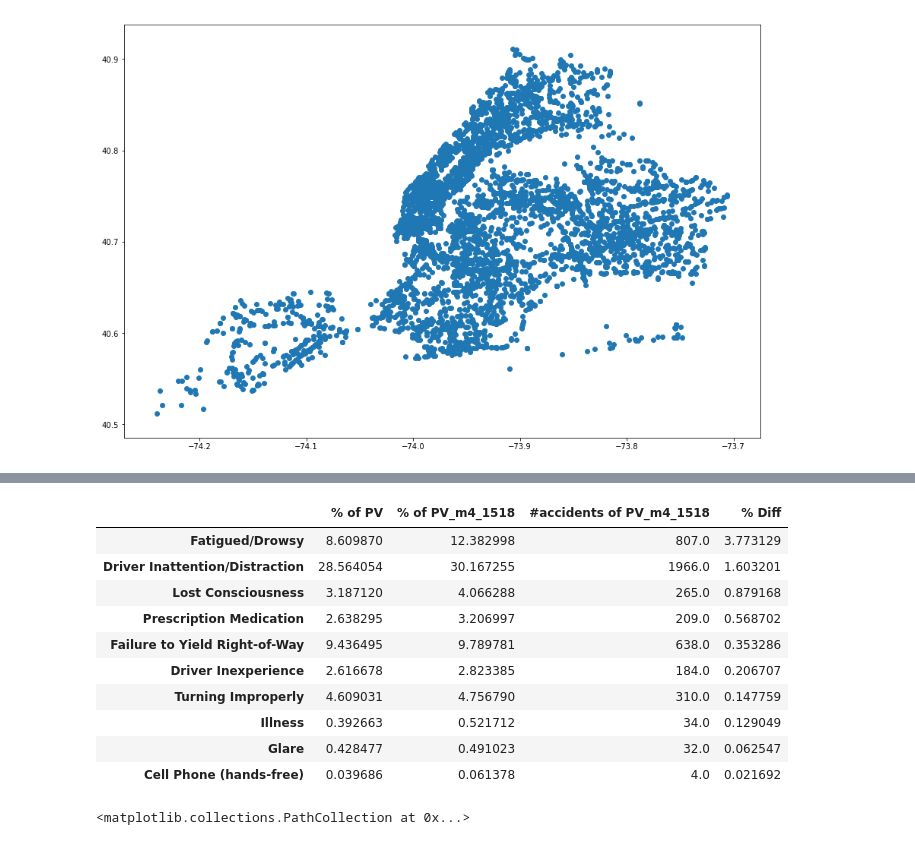
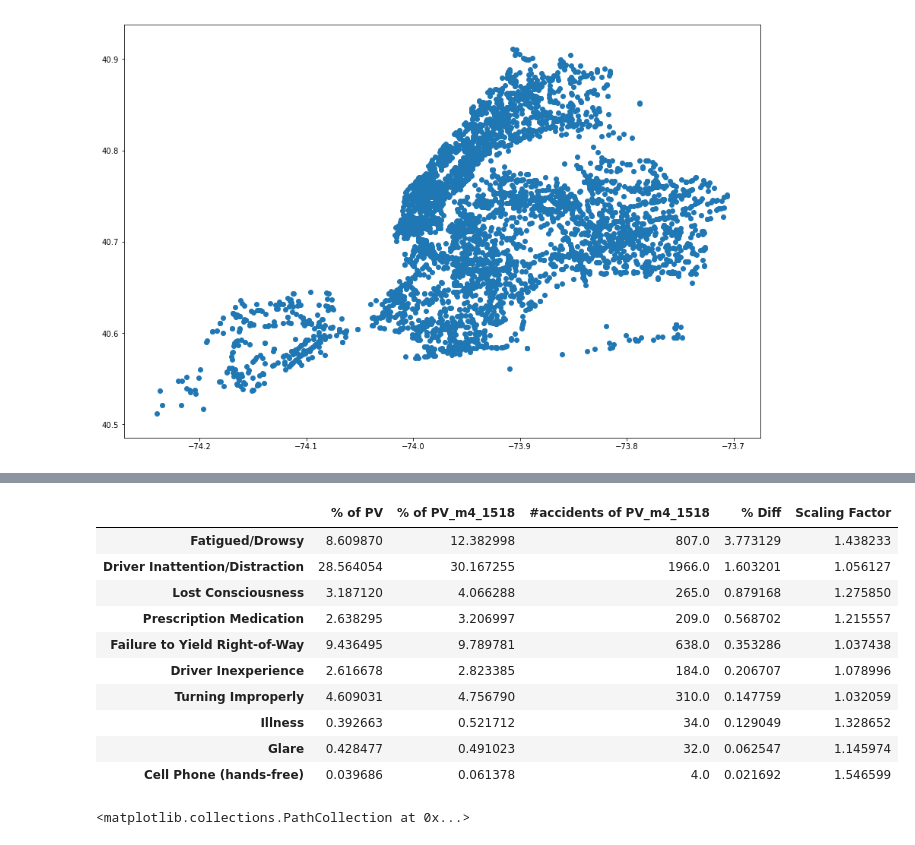
Before and after one commit to krisnadiputra/GCI2017-final-project, a Jupyter notebook: cosmas/cosmas.ipynb, the cells around one changed output, grey strips where cells are left out. Cells and saved outputs as stored; diff of their text form; code cells hidden in the pictures.

```diff
--- a/cosmas/cosmas.ipynb
+++ b/cosmas/cosmas.ipynb
@@ -1009,20 +1005,21 @@ df_ps_m4_1518 = pd.DataFrame(data_ps_m4_1518['CONTRIBUTING FACTOR VEHICLE 1'].va
 # %%
 dif_table_r3 = pd.concat([df_ps_p, df_ps_m4_1518_p, df_ps_m4_1518], axis=1)
 dif_table_r3.columns = ['% of PV', '% of PV_m4_1518', '#accidents of PV_m4_1518']
 dif_table_r3['% Diff'] = dif_table_r3['% of PV_m4_1518'] - dif_table_r3['% of PV']
+dif_table_r3['Scaling Factor'] = dif_table_r3['% of PV_m4_1518'] / dif_table_r3['% of PV']
 dif_table_r3 = dif_table_r3.sort_values(['% Diff'], ascending=0)
 dif_table_r3.head(10)
 # %% [output]
-|  | % of PV | % of PV_m4_1518 | #accidents of PV_m4_1518 | % Diff |
-| Fatigued/Drowsy | 8.609870 | 12.382998 | 807.0 | 3.773129 |
-| Driver Inattention/Distraction | 28.564054 | 30.167255 | 1966.0 | 1.603201 |
-| Lost Consciousness | 3.187120 | 4.066288 | 265.0 | 0.879168 |
-| Prescription Medication | 2.638295 | 3.206997 | 209.0 | 0.568702 |
-| Failure to Yield Right-of-Way | 9.436495 | 9.789781 | 638.0 | 0.353286 |
-| Driver Inexperience | 2.616678 | 2.823385 | 184.0 | 0.206707 |
-| Turning Improperly | 4.609031 | 4.756790 | 310.0 | 0.147759 |
-| Illness | 0.392663 | 0.521712 | 34.0 | 0.129049 |
-| Glare | 0.428477 | 0.491023 | 32.0 | 0.062547 |
-| Cell Phone (hands-free) | 0.039686 | 0.061378 | 4.0 | 0.021692 |
+|  | % of PV | % of PV_m4_1518 | #accidents of PV_m4_1518 | % Diff | Scaling Factor |
+| Fatigued/Drowsy | 8.609870 | 12.382998 | 807.0 | 3.773129 | 1.438233 |
+| Driver Inattention/Distraction | 28.564054 | 30.167255 | 1966.0 | 1.603201 | 1.056127 |
+| Lost Consciousness | 3.187120 | 4.066288 | 265.0 | 0.879168 | 1.275850 |
+| Prescription Medication | 2.638295 | 3.206997 | 209.0 | 0.568702 | 1.215557 |
+| Failure to Yield Right-of-Way | 9.436495 | 9.789781 | 638.0 | 0.353286 | 1.037438 |
+| Driver Inexperience | 2.616678 | 2.823385 | 184.0 | 0.206707 | 1.078996 |
+| Turning Improperly | 4.609031 | 4.756790 | 310.0 | 0.147759 | 1.032059 |
+| Illness | 0.392663 | 0.521712 | 34.0 | 0.129049 | 1.328652 |
+| Glare | 0.428477 | 0.491023 | 32.0 | 0.062547 | 1.145974 |
+| Cell Phone (hands-free) | 0.039686 | 0.061378 | 4.0 | 0.021692 | 1.546599 |
 # %%
 data_ps_m4_1518_fd = data_ps_m4_1518[data_ps_m4_1518['CONTRIBUTING FACTOR VEHICLE 1'] == 'Fatigued/Drowsy']
```
Also changed, not shown: parts of 8 cells of this notebook.
